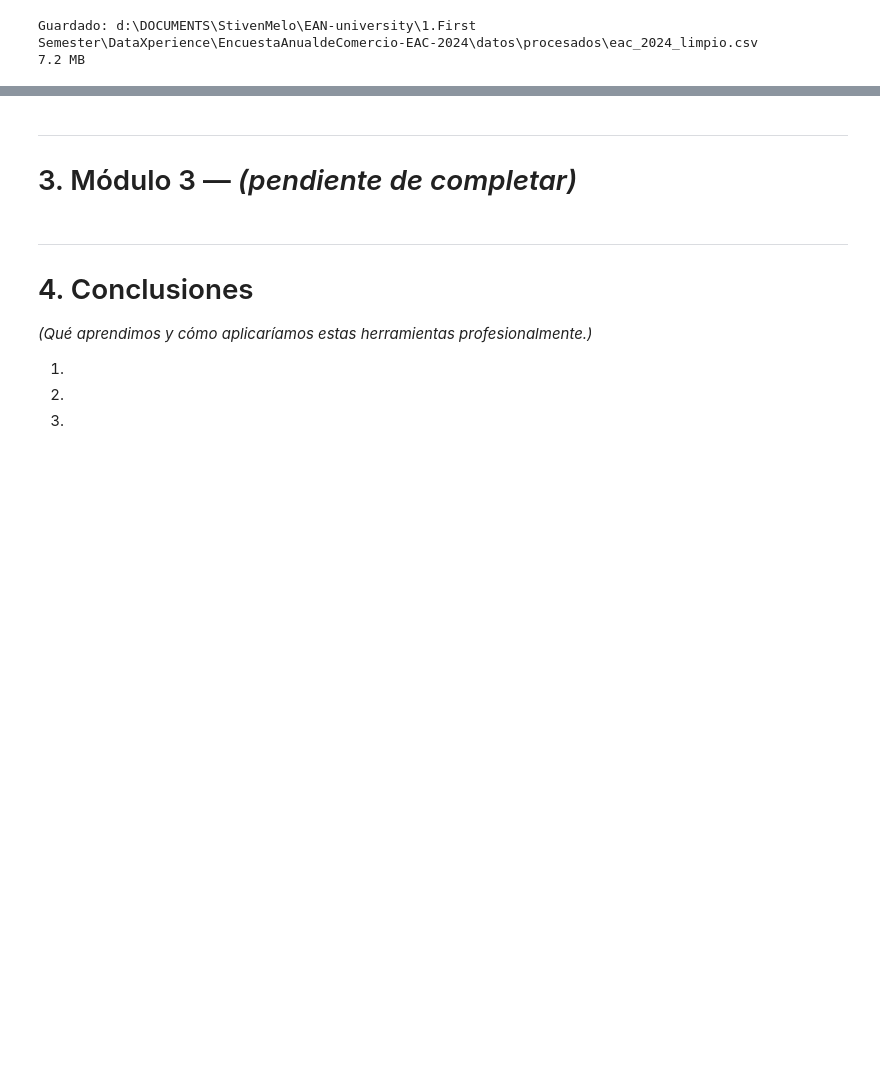
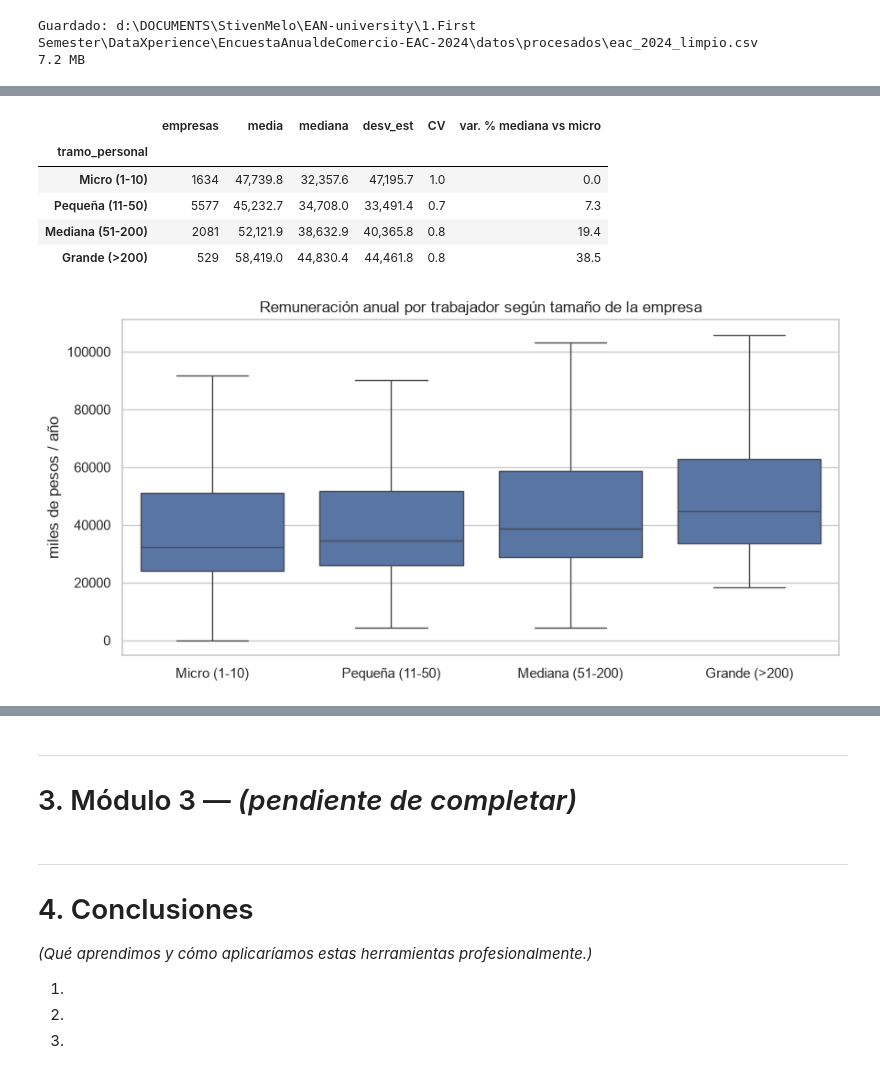
Before and after one commit to stivenmelo/analisis-eac-dane-2024, a Jupyter notebook: notebook/EAC_2024_analisis.ipynb, the cells around one changed output, grey strips where cells are left out. Drawn from its saved outputs; the diff is of its cells as text; code cells hidden in the pictures; blank space fills up the shorter version.

```diff
--- a/notebook/EAC_2024_analisis.ipynb
+++ b/notebook/EAC_2024_analisis.ipynb
@@ -1020,0 +1706,25 @@ Guardado: d:\DOCUMENTS\StivenMelo\EAN-university\1.First Semester\DataXperience\
+# %%
+# 2.5.2 — Remuneración media anual por trabajador, según tramo de personal
+remu = df2.groupby("tramo_personal", observed=True)["remuneracion_media"].agg(
+    empresas="count", media="mean", mediana="median", desv_est="std"
+)
+remu["CV"] = remu["desv_est"] / remu["media"]
+remu["var. % mediana vs micro"] = (remu["mediana"] / remu["mediana"].iloc[0] - 1) * 100
+
+display(remu.round(1))
+
+fig, ax = plt.subplots(figsize=(9, 4.5))
+sns.boxplot(data=df2, x="tramo_personal", y="remuneracion_media", ax=ax, showfliers=False)
+ax.set_title("Remuneración anual por trabajador según tamaño de la empresa")
+ax.set_xlabel("")
+ax.set_ylabel("miles de pesos / año")
+plt.tight_layout()
+plt.show()
+# %% [output]
+|  | empresas | media | mediana | desv_est | CV | var. % mediana vs micro |
+| tramo_personal |  |  |  |  |  |  |
+| Micro (1-10) | 1634 | 47,739.8 | 32,357.6 | 47,195.7 | 1.0 | 0.0 |
+| Pequeña (11-50) | 5577 | 45,232.7 | 34,708.0 | 33,491.4 | 0.7 | 7.3 |
+| Mediana (51-200) | 2081 | 52,121.9 | 38,632.9 | 40,365.8 | 0.8 | 19.4 |
+| Grande (>200) | 529 | 58,419.0 | 44,830.4 | 44,461.8 | 0.8 | 38.5 |
+[figure, added]
```
Also changed, not shown: parts of 97 cells of this notebook, 1 other file.
